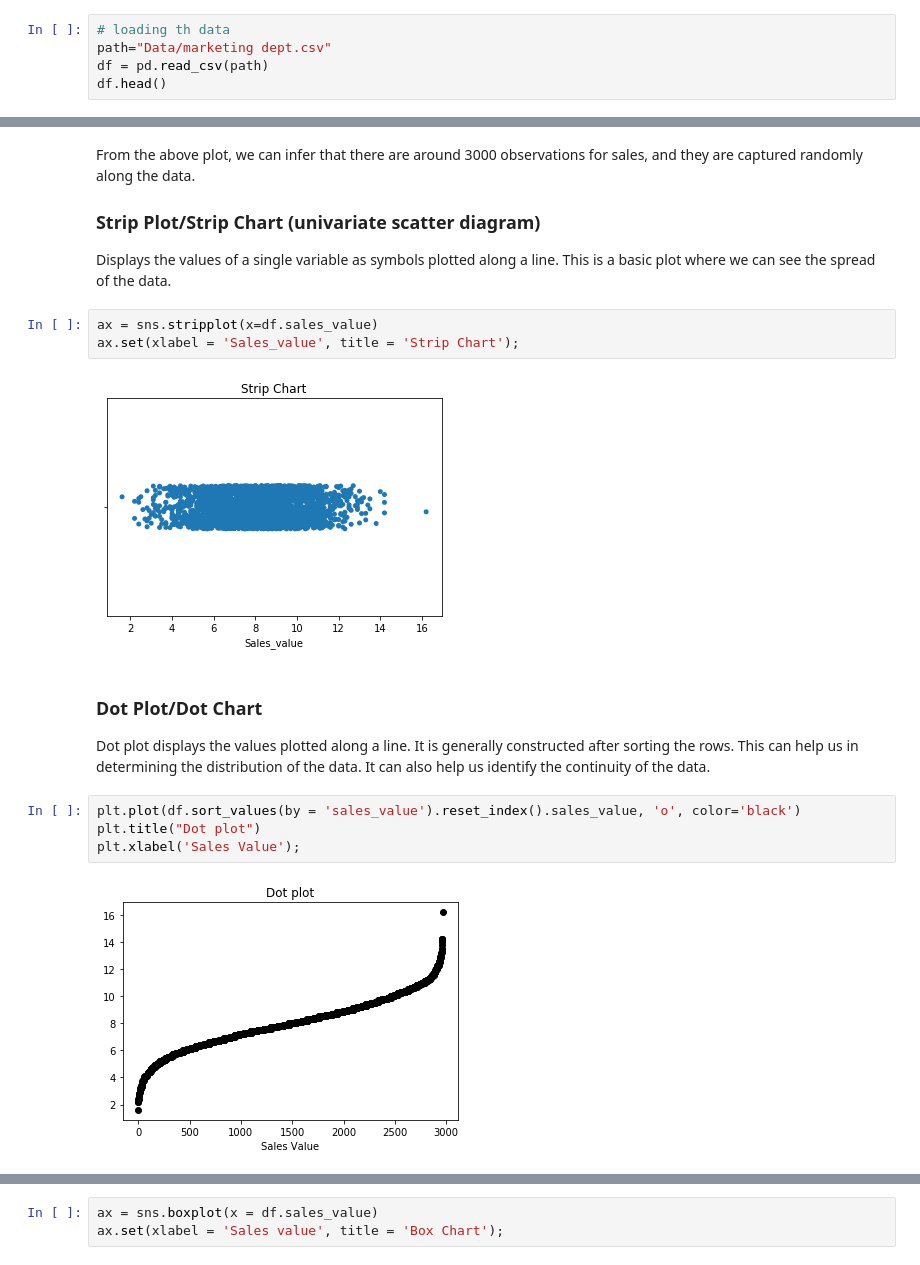
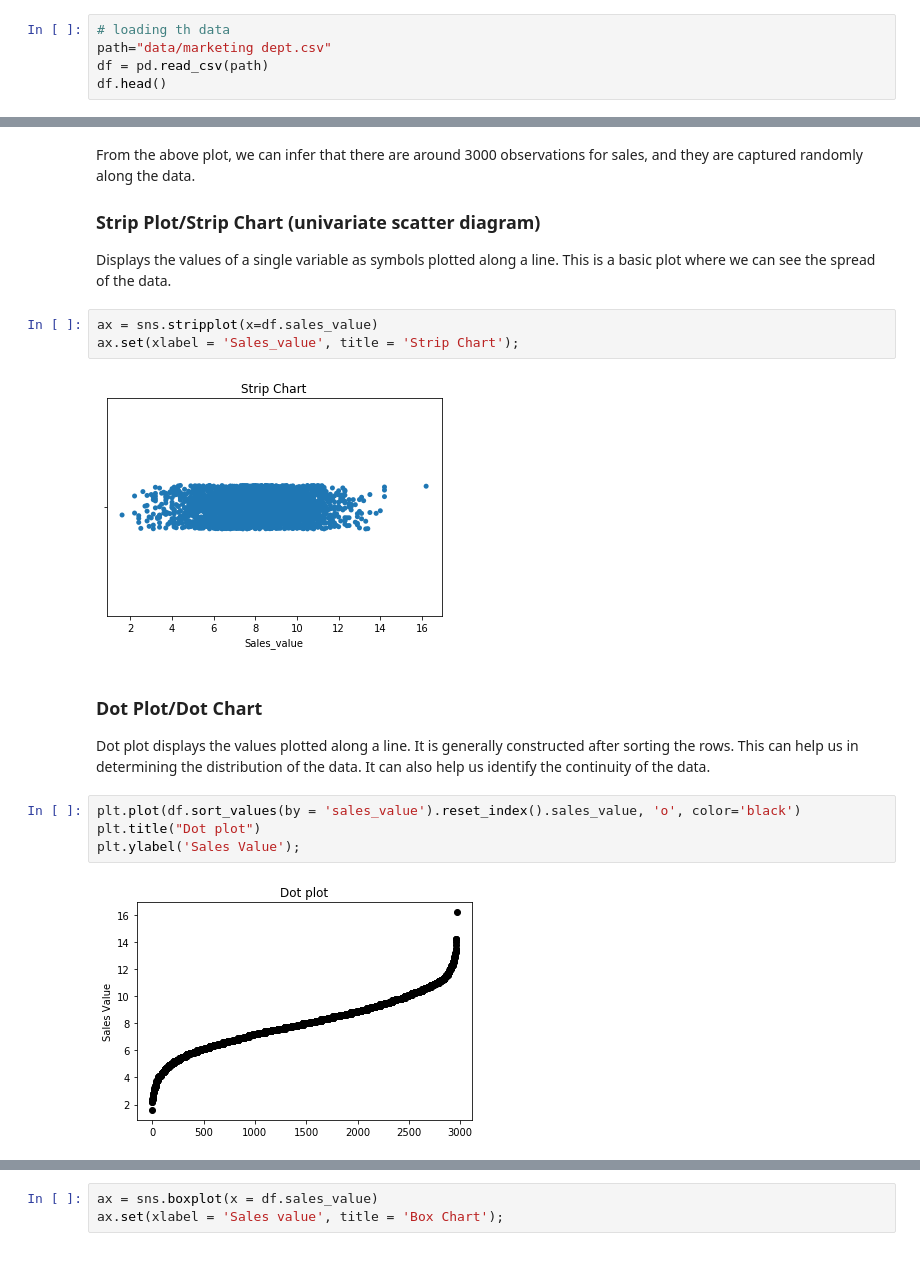
Before and after one commit to HarshaAsh/ClassificationModels, a Jupyter notebook: Basics/Data visualization part 1.ipynb, the cells around one changed output, grey strips where cells are left out. Saved outputs shown, nothing was run; the diff lists cells and outputs as text.

```diff
--- a/Basics/Data visualization part 1.ipynb
+++ b/Basics/Data visualization part 1.ipynb
@@ -24,7 +22,7 @@ import seaborn as sns
 %matplotlib inline
 # %%
 # loading th data
-path="Data/marketing dept.csv"
+path="data/marketing dept.csv"
 df = pd.read_csv(path)
 df.head()
 # %% [output]
@@ -63,14 +61,14 @@ Displays the values of a single variable as symbols plotted along a line. This i
 ax = sns.stripplot(x=df.sales_value)
 ax.set(xlabel = 'Sales_value', title = 'Strip Chart');
 # %% [output]
-[figure, old version]
+[figure, new version]
 # %% [markdown]
 ### Dot Plot/Dot Chart
 Dot plot displays the values plotted along a line. It is generally constructed after sorting the rows. This can help us in determining the distribution of the data. It can also help us identify the continuity of the data.
 # %%
 plt.plot(df.sort_values(by = 'sales_value').reset_index().sales_value, 'o', color='black')
 plt.title("Dot plot")
-plt.xlabel('Sales Value');
+plt.ylabel('Sales Value');
 # %% [output]
-[figure, old version]
+[figure, new version]
 # %% [markdown]
```
Also changed, not shown: parts of 22 cells of this notebook, 2 other files.
